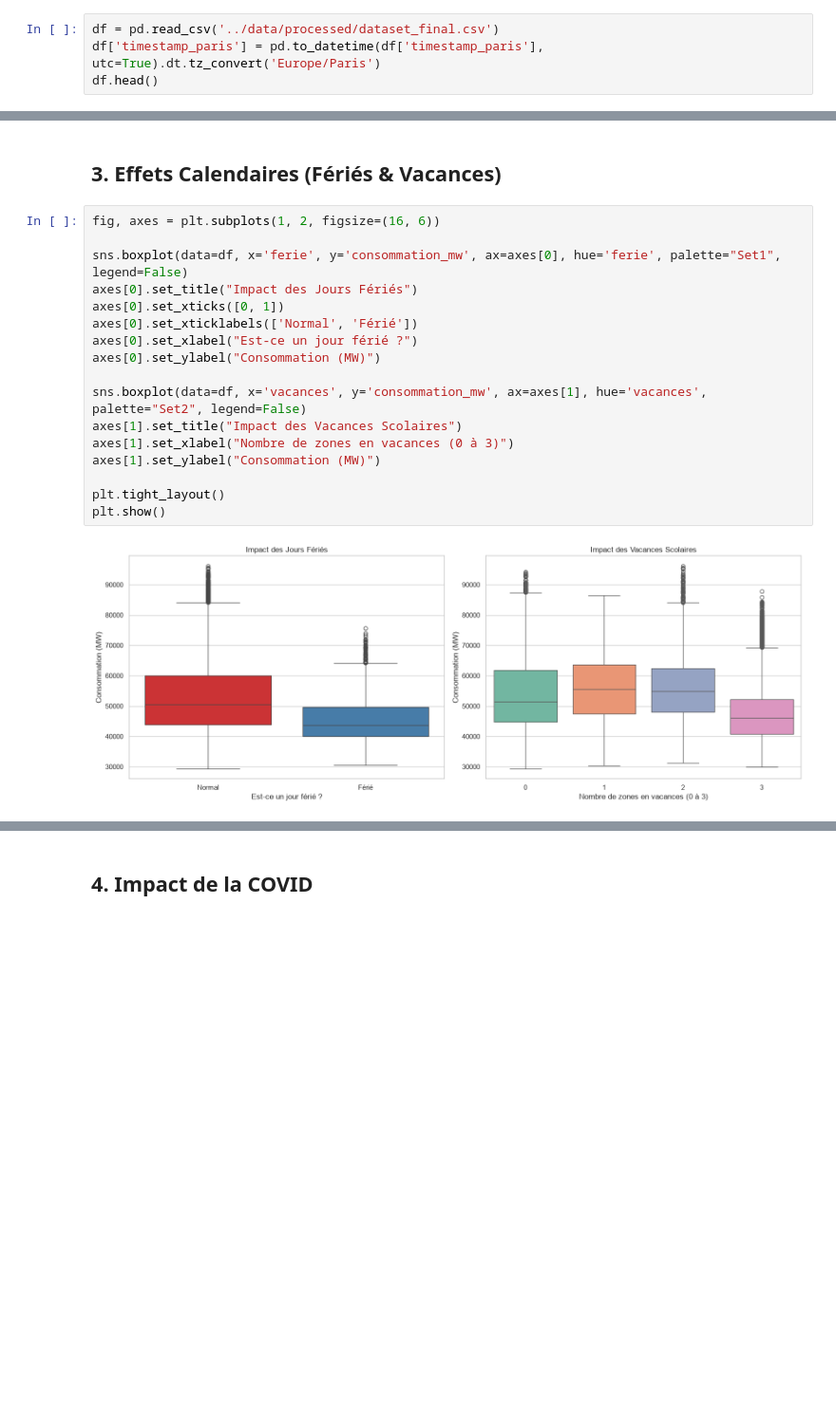
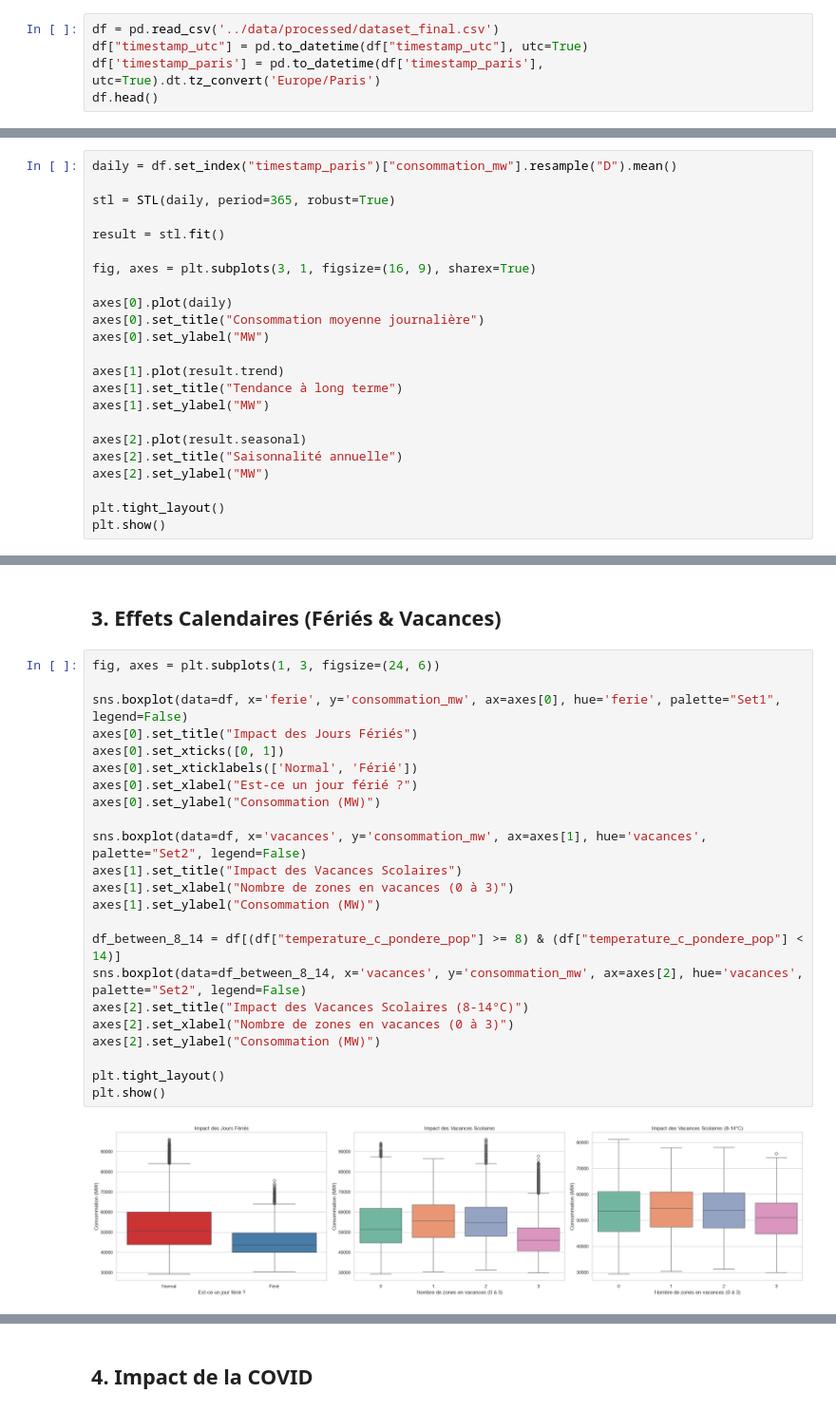
Before and after one commit to LeStolz/ConsommationElectrique, a Jupyter notebook: notebooks/01_exploration_donnees.ipynb, the cells around one changed output, grey strips where cells are left out. Shown at 95% size. Saved outputs shown, nothing was run; the diff lists cells and outputs as text; blank space fills up the shorter version.

```diff
--- a/notebooks/01_exploration_donnees.ipynb
+++ b/notebooks/01_exploration_donnees.ipynb
@@ -15,6 +16,7 @@ MOIS = ['Jan', 'Fév', 'Mar', 'Avr', 'Mai', 'Juin', 'Juil', 'Aoû', 'Sep', 'Oct'
 JOURS_SEMAINE = ['Lun', 'Mar', 'Mer', 'Jeu', 'Ven', 'Sam', 'Dim']
 # %%
 df = pd.read_csv('../data/processed/dataset_final.csv')
+df["timestamp_utc"] = pd.to_datetime(df["timestamp_utc"], utc=True)
 df['timestamp_paris'] = pd.to_datetime(df['timestamp_paris'], utc=True).dt.tz_convert('Europe/Paris')
 df.head()
 # %% [output]
@@ -230,0 +225,23 @@ plt.show()
+# %%
+daily = df.set_index("timestamp_paris")["consommation_mw"].resample("D").mean()
+
+stl = STL(daily, period=365, robust=True)
+
+result = stl.fit()
+
+fig, axes = plt.subplots(3, 1, figsize=(16, 9), sharex=True)
+
+axes[0].plot(daily)
+axes[0].set_title("Consommation moyenne journalière")
+axes[0].set_ylabel("MW")
+
+axes[1].plot(result.trend)
+axes[1].set_title("Tendance à long terme")
+axes[1].set_ylabel("MW")
+
+axes[2].plot(result.seasonal)
+axes[2].set_title("Saisonnalité annuelle")
+axes[2].set_ylabel("MW")
+
+plt.tight_layout()
+plt.show()
@@ -456,21 +523,27 @@ plt.show()
 # %% [markdown]
 ## 3. Effets Calendaires (Fériés & Vacances)
 # %%
-fig, axes = plt.subplots(1, 2, figsize=(16, 6))
+fig, axes = plt.subplots(1, 3, figsize=(24, 6))
 
 sns.boxplot(data=df, x='ferie', y='consommation_mw', ax=axes[0], hue='ferie', palette="Set1", legend=False)
 axes[0].set_title("Impact des Jours Fériés")
 axes[0].set_xticks([0, 1])
 axes[0].set_xticklabels(['Normal', 'Férié'])
 axes[0].set_xlabel("Est-ce un jour férié ?")
 axes[0].set_ylabel("Consommation (MW)")
 
 sns.boxplot(data=df, x='vacances', y='consommation_mw', ax=axes[1], hue='vacances', palette="Set2", legend=False)
 axes[1].set_title("Impact des Vacances Scolaires")
 axes[1].set_xlabel("Nombre de zones en vacances (0 à 3)")
 axes[1].set_ylabel("Consommation (MW)")
 
+df_between_8_14 = df[(df["temperature_c_pondere_pop"] >= 8) & (df["temperature_c_pondere_pop"] < 14)]
+sns.boxplot(data=df_between_8_14, x='vacances', y='consommation_mw', ax=axes[2], hue='vacances', palette="Set2", legend=False)
+axes[2].set_title("Impact des Vacances Scolaires (8-14°C)")
+axes[2].set_xlabel("Nombre de zones en vacances (0 à 3)")
+axes[2].set_ylabel("Consommation (MW)")
+
 plt.tight_layout()
 plt.show()
 # %% [output]
-[figure, old version]
+[figure, new version]
```
Also changed, not shown: parts of 28 cells of this notebook, 18 other files.
